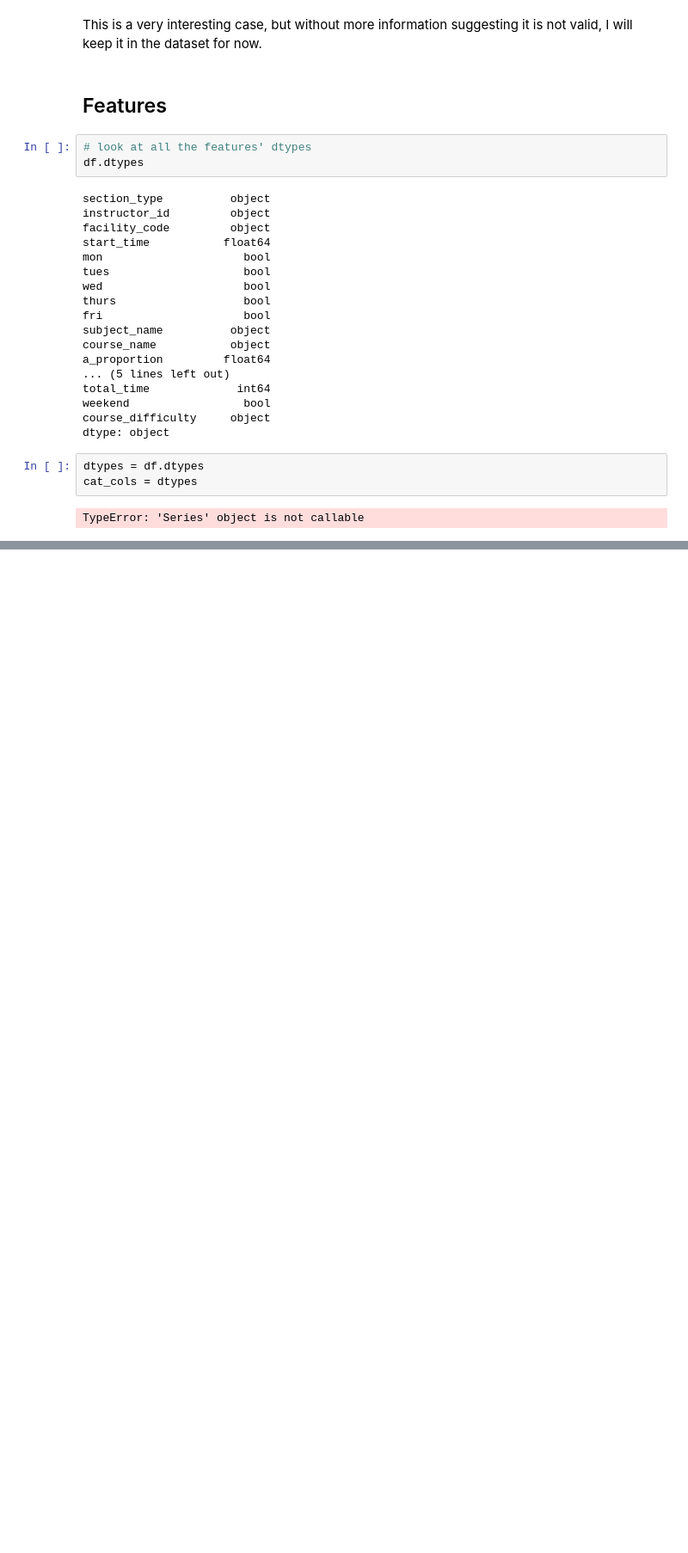
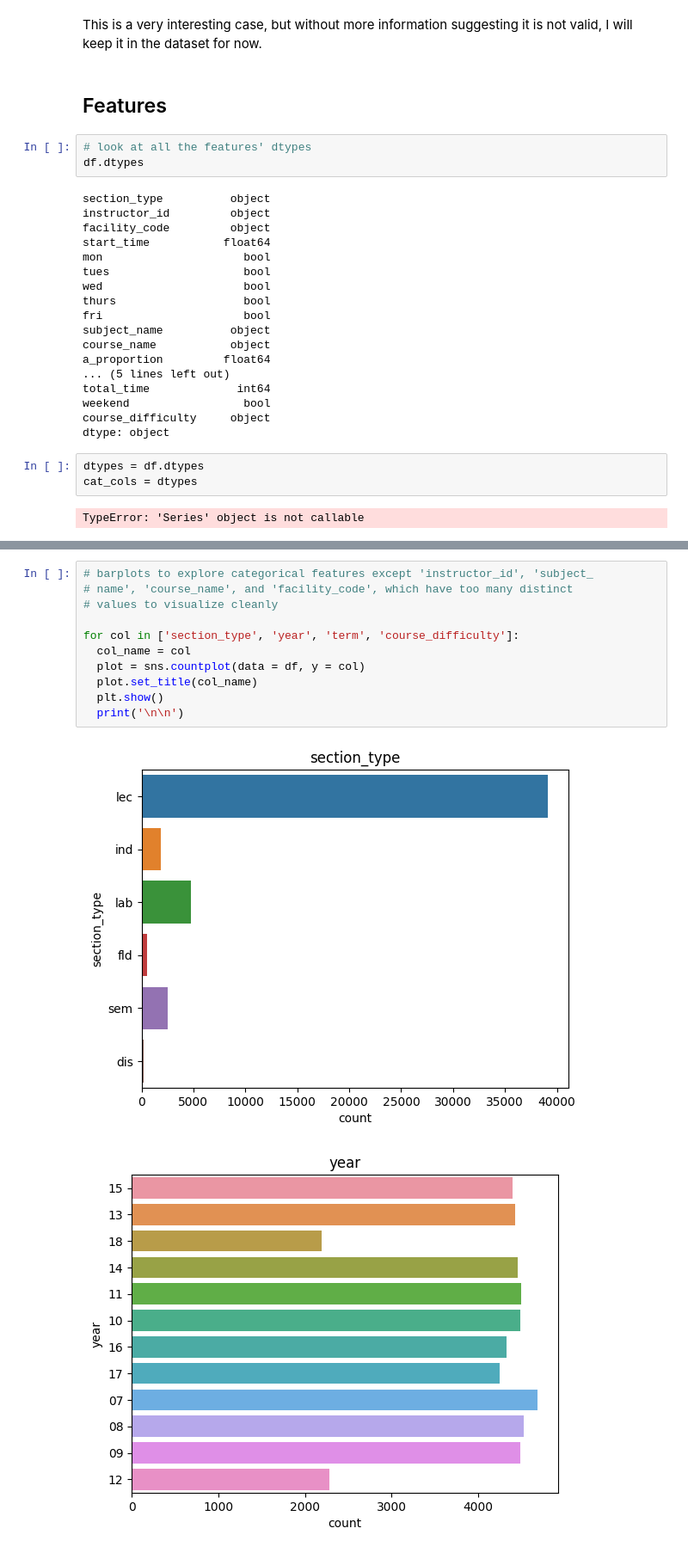
Before and after one commit to kellianneyang/predictive-academic-analytics, a Jupyter notebook: data_visualization.ipynb, the cells around one changed output, grey strips where cells are left out. Shown: that part at 86% size. Saved outputs shown, nothing was run; the diff lists cells and outputs as text; blank space fills up the shorter version.

Commit message:
separated visualizations into new notebook

```diff
--- a/data_visualization.ipynb
+++ b/data_visualization.ipynb
@@ -119,0 +130,14 @@ TypeError: 'Series' object is not callable
+# %%
+# barplots to explore categorical features except 'instructor_id', 'subject_
+# name', 'course_name', and 'facility_code', which have too many distinct
+# values to visualize cleanly
+
+for col in ['section_type', 'year', 'term', 'course_difficulty']:
+  col_name = col
+  plot = sns.countplot(data = df, y = col)
+  plot.set_title(col_name)
+  plt.show()
+  print('\n\n')
+# %% [output]
+[figure, added]
+[figure, added]
```
Also changed, not shown: parts of 15 cells of this notebook, 1 other file.
